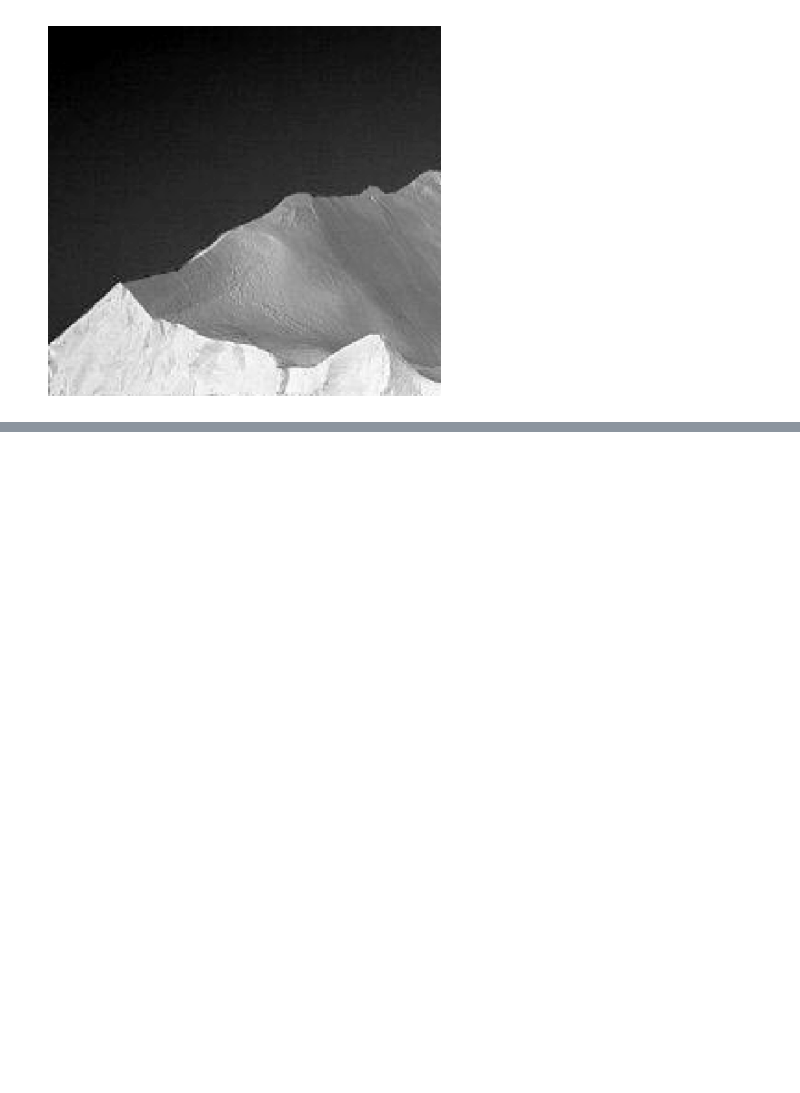
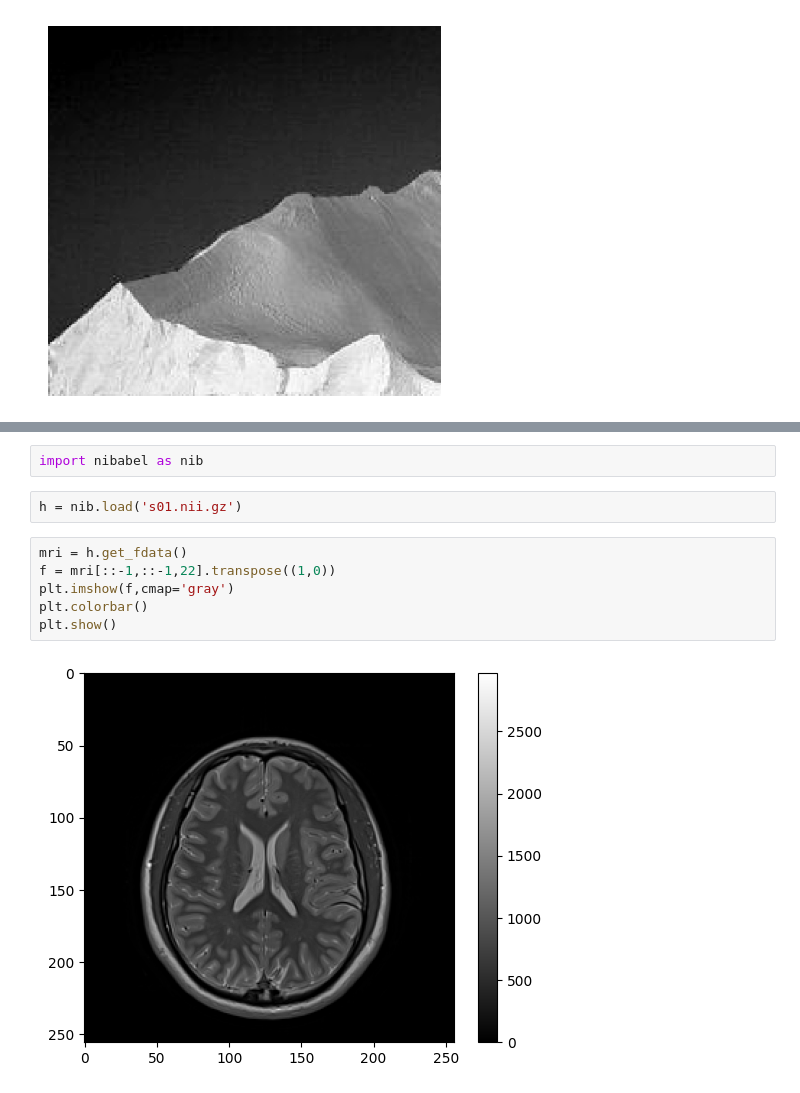
Before and after one commit to hufsaim/T10306201, a Jupyter notebook: notebook_2024/Lab07.ipynb, the cells around one changed output, grey strips where cells are left out. Cells and saved outputs as stored; diff of their text form; blank space fills up the shorter version.

```diff
--- a/notebook_2024/Lab07.ipynb
+++ b/notebook_2024/Lab07.ipynb
@@ -145,0 +200,12 @@ plt.show()
+# %%
+import nibabel as nib
+# %%
+h = nib.load('s01.nii.gz')
+# %%
+mri = h.get_fdata()
+f = mri[::-1,::-1,22].transpose((1,0))
+plt.imshow(f,cmap='gray')
+plt.colorbar()
+plt.show()
+# %% [output]
+[figure, added]
```
Also changed, not shown: parts of 8 cells of this notebook.
